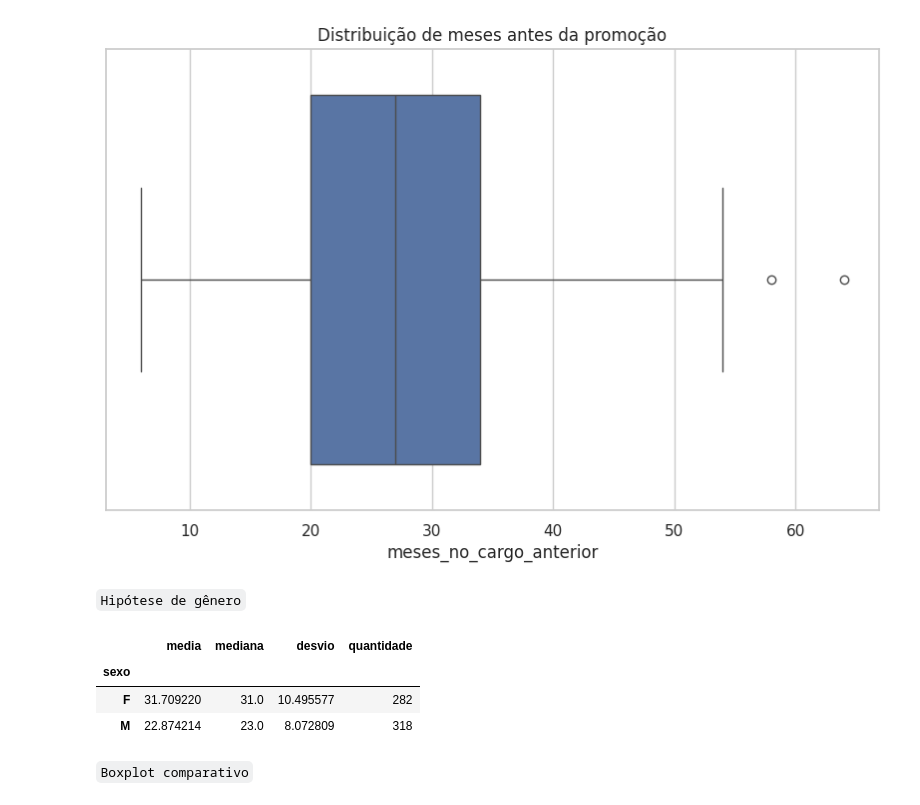
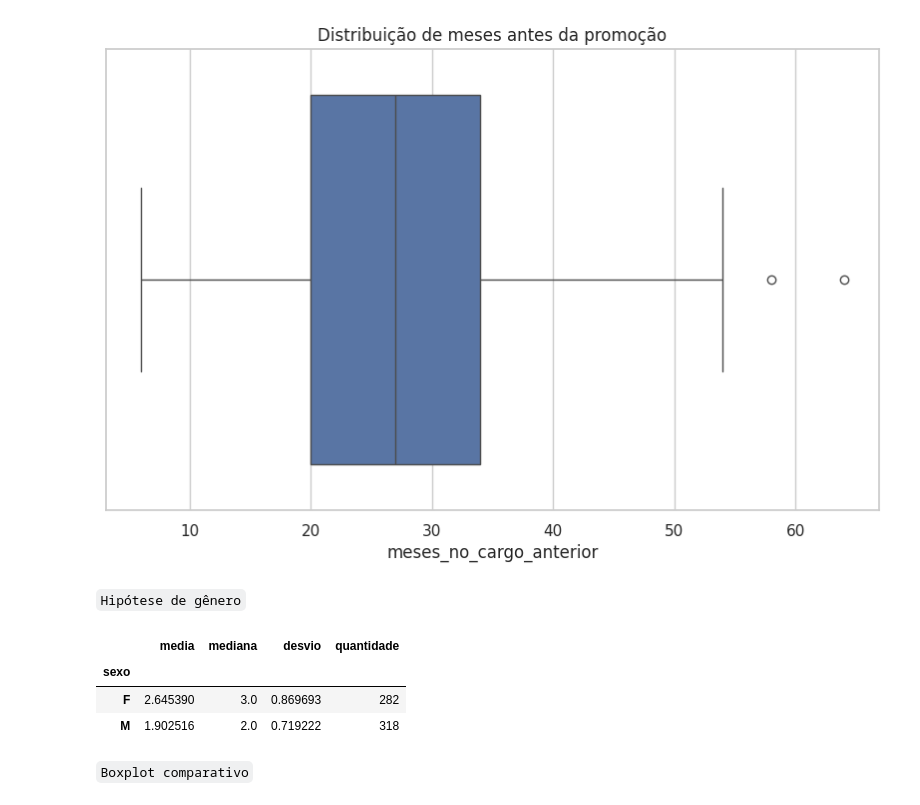
Before and after one commit to marciacastro03/projeto_07-Dossi-Exodus-Crise-de-Talentos_-CDT13, a Jupyter notebook: etl_historico_promocoes.ipynb, the cells around one changed output. Drawn from its saved outputs; the diff is of its cells as text; code cells hidden in the pictures.

```diff
--- a/etl_historico_promocoes.ipynb
+++ b/etl_historico_promocoes.ipynb
@@ -29,4 +29,8 @@ plt.rcParams["figure.figsize"] = (10,6)
 df_historico_promocoes = pd.read_csv("/projeto_07_historico_promocoes (1).csv")
 # %%
 df_historico_promocoes.head(600)
+
+df_historico_promocoes["Ano"] = df_historico_promocoes["meses_no_cargo_anterior"]/12
+df_historico_promocoes["Ano"] = df_historico_promocoes["Ano"].round()
+print(df_historico_promocoes)
 # %% [output]
@@ -62,18 +70,20 @@ df_historico_promocoes = df_historico_promocoes[df_historico_promocoes["meses_no
 # %% [markdown]
 `Hipótese de gênero`
 # %%
-tempo_promocao = df_historico_promocoes.groupby("sexo")["meses_no_cargo_anterior"].agg(
+# Mulheres esperam mais tempo para serem promovidas?
+
+tempo_promocao = df_historico_promocoes.groupby("sexo")["Ano"].agg(
     media="mean",
     mediana="median",
     desvio="std",
     quantidade="count"
 )
 #inserir código para os gráficos
 tempo_promocao
 # %% [output]
 |  | media | mediana | desvio | quantidade |
 | sexo |  |  |  |  |
-| F | 31.709220 | 31.0 | 10.495577 | 282 |
-| M | 22.874214 | 23.0 | 8.072809 | 318 |
+| F | 2.645390 | 3.0 | 0.869693 | 282 |
+| M | 1.902516 | 2.0 | 0.719222 | 318 |
 # %% [markdown]
 `Boxplot comparativo`
```
Also changed, not shown: parts of 9 cells of this notebook.
